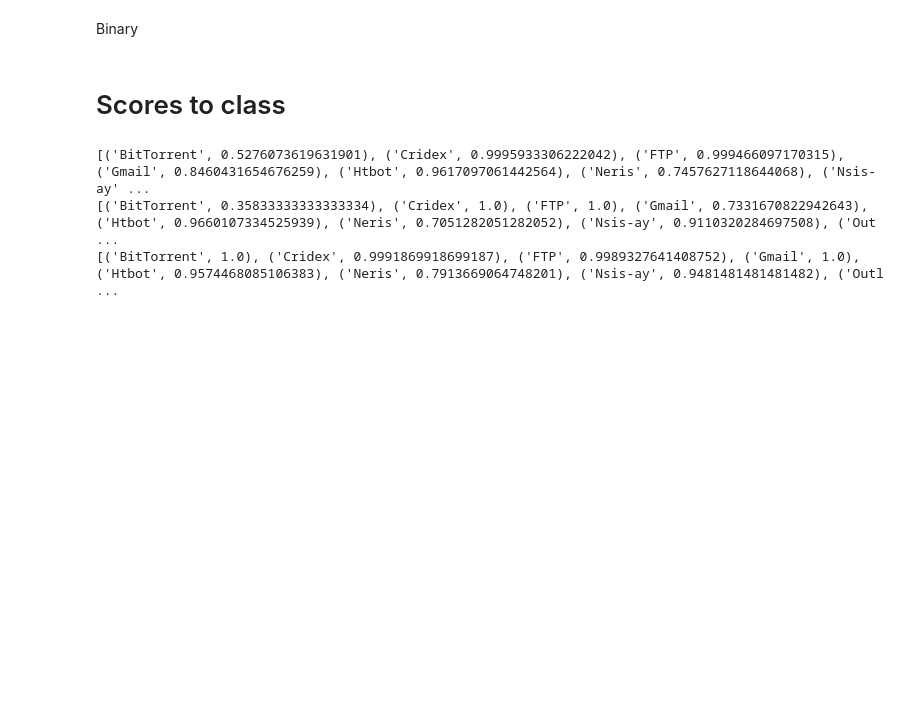
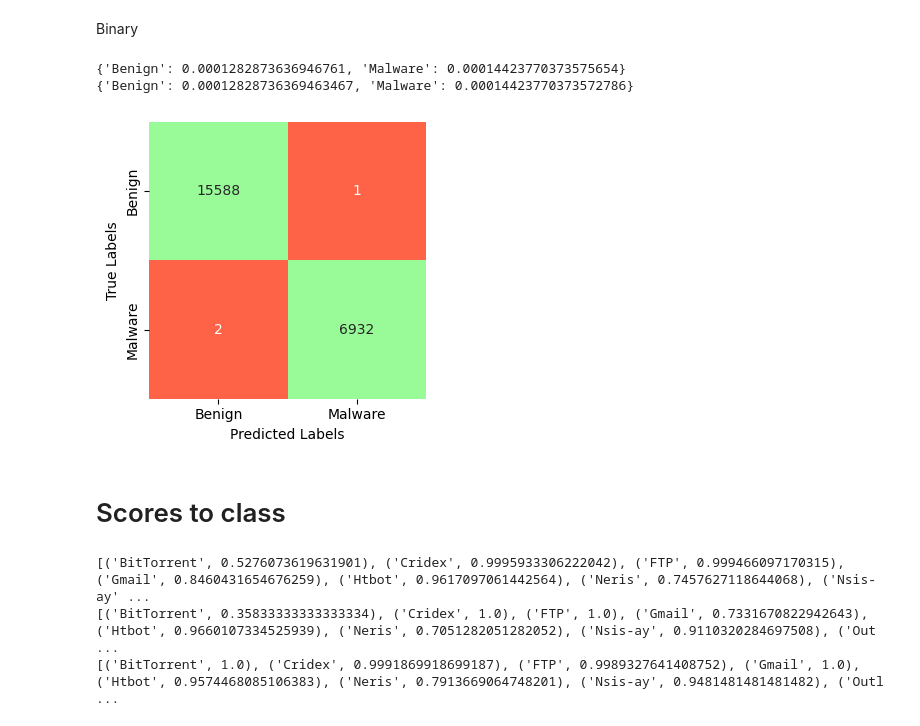
Before and after one commit to maxi99manuel99/flow-image-classification, a Jupyter notebook: plot_scores.ipynb, the cells around one changed output. Cells and saved outputs as stored; diff of their text form; code cells hidden in the pictures; blank space fills up the shorter version.

```diff
--- a/plot_scores.ipynb
+++ b/plot_scores.ipynb
@@ -304,30 +300,36 @@ Binary
 # %%
 FDR_per_class = {}
 FDR2_per_class = {}
-cf_matrix = torch.load("/home/manuel/Bachelorarbeit/results/saved_models-new/multiclass/preprocessed/resnet-50/resnet/confusion_matrix.pt")
+cf_matrix = torch.load("/home/manuel/Bachelorarbeit/results/saved_models-new/binary/preprocessed/vgg-19/notop/confusion_matrix.pt")
 cf_matrix = cf_matrix.numpy()
 df_cm = pd.DataFrame(cf_matrix,
                     columns = [i for i in BINARY_CLASSES],
                     index=[i for i in BINARY_CLASSES])
 
 for class_idx, class_name in enumerate(df_cm.columns):
     class_predictions = df_cm[class_name]
     class_predictions = class_predictions.to_list()
     TP = class_predictions[class_idx]
     false_predictions = class_predictions[:class_idx] + class_predictions[class_idx+1:]
     FP =  np.sum(false_predictions)
     FDR = FP / (TP + FP)
     FDR2_per_class[class_name] = 1 - (TP / (TP+FP))
     FDR_per_class[class_name] = FDR
 
 print(FDR_per_class)
 print(FDR2_per_class)
 plt.figure(figsize=(3.5,3.5))
-sn.heatmap(df_cm, annot=True, fmt='g')
+sn.heatmap(np.eye(2), annot=df_cm, fmt='g',
+            cmap=sn.color_palette(['tomato', 'palegreen'], as_cmap=True), cbar=False,
+            yticklabels=BINARY_CLASSES, xticklabels=BINARY_CLASSES)
 plt.ylabel("True Labels")
 plt.xlabel("Predicted Labels")
 plt.tight_layout()
 plt.savefig("Confusion.svg", format="svg", dpi = 400)
+# %% [output]
+{'Benign': 0.0001282873636946761, 'Malware': 0.00014423770373575654}
+{'Benign': 0.00012828736369463467, 'Malware': 0.00014423770373572786}
+[figure, added]
 # %% [markdown]
 # Scores to class
 # %%
```
Also changed, not shown: parts of 2 cells of this notebook.
